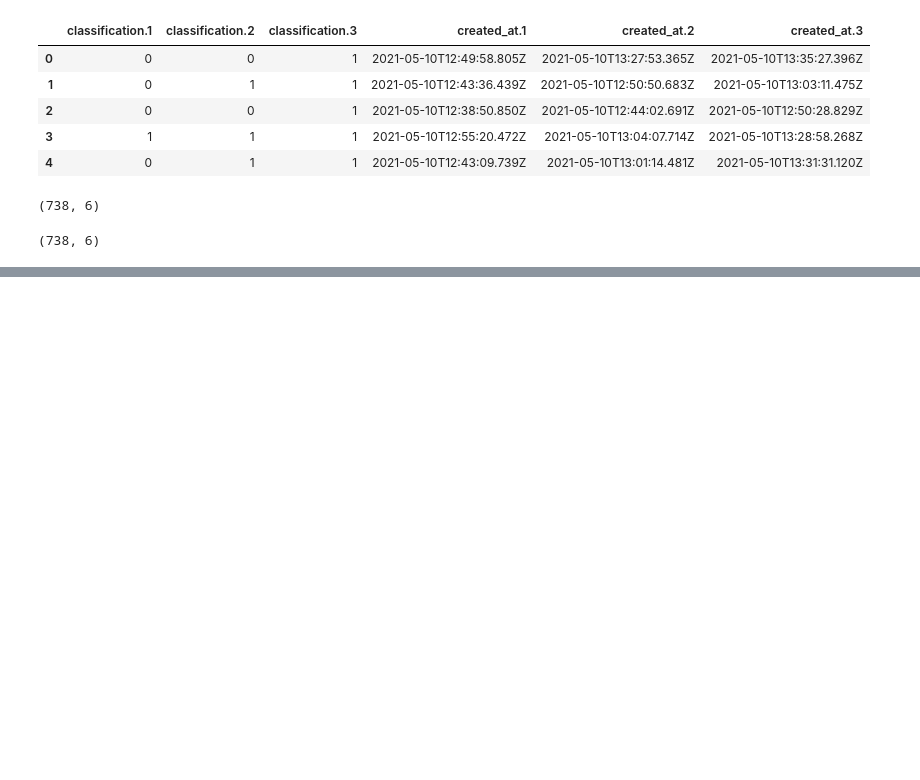
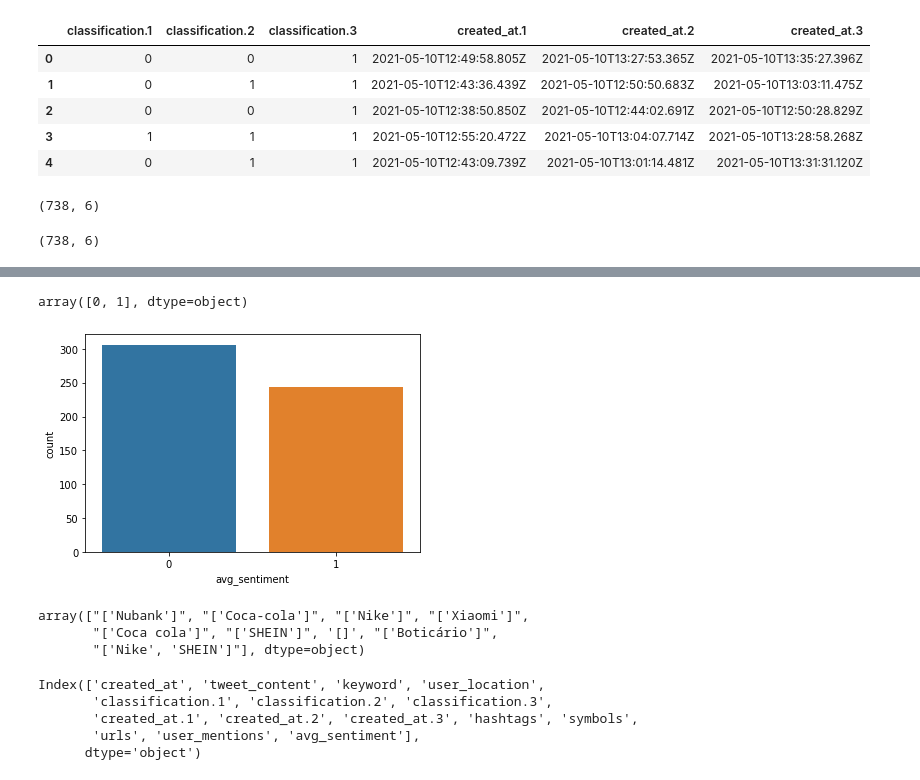
Before and after one commit to empatwi/exploratory-analysis, a Jupyter notebook: exploratory-analysis.ipynb, the cells around one changed output, grey strips where cells are left out. Drawn from its saved outputs; the diff is of its cells as text; code cells hidden in the pictures; blank space fills up the shorter version.

```diff
--- a/exploratory-analysis.ipynb
+++ b/exploratory-analysis.ipynb
@@ -104,0 +253,6 @@ df_final.head()
+# %%
+avg_sentiment_list = []
+for index in range(0,len(df_final)):
+    avg_sentiment = find_avg_sentiment(index)
+    avg_sentiment_list.append(avg_sentiment)
+df_final['avg_sentiment'] = avg_sentiment_list
@@ -104,0 +282,5 @@ df_final.head()
+# %%
+df_avg_sentiment = df_final
+# %%
+indexNames = df_avg_sentiment[(df_avg_sentiment['avg_sentiment'] == 'n/a')].index
+df_avg_sentiment.drop(indexNames , inplace=True)
@@ -104,0 +300,25 @@ df_final.head()
+# %%
+df_avg_sentiment['avg_sentiment'].unique()
+# %% [output]
+array([0, 1], dtype=object)
+# %%
+df_avg_sentiment['avg_sentiment'] = df_avg_sentiment['avg_sentiment'].astype(int)
+# %%
+sns.countplot(x="avg_sentiment", data=df_avg_sentiment)
+plt.show()
+# %% [output]
+[figure, added]
+# %%
+df_avg_sentiment['keyword'].unique()
+# %% [output]
+array(["['Nubank']", "['Coca-cola']", "['Nike']", "['Xiaomi']",
+       "['Coca cola']", "['SHEIN']", '[]', "['Boticário']",
+       "['Nike', 'SHEIN']"], dtype=object)
+# %%
+df_avg_sentiment.columns
+# %% [output]
+Index(['created_at', 'tweet_content', 'keyword', 'user_location',
+       'classification.1', 'classification.2', 'classification.3',
+       'created_at.1', 'created_at.2', 'created_at.3', 'hashtags', 'symbols',
+       'urls', 'user_mentions', 'avg_sentiment'],
+      dtype='object')
```
Also changed, not shown: parts of 43 cells of this notebook.
